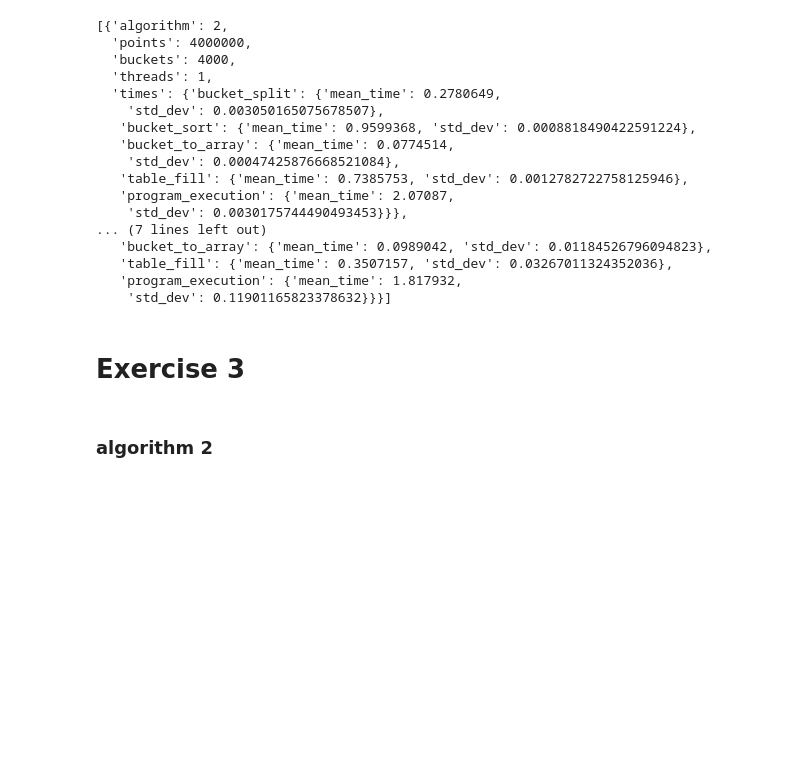
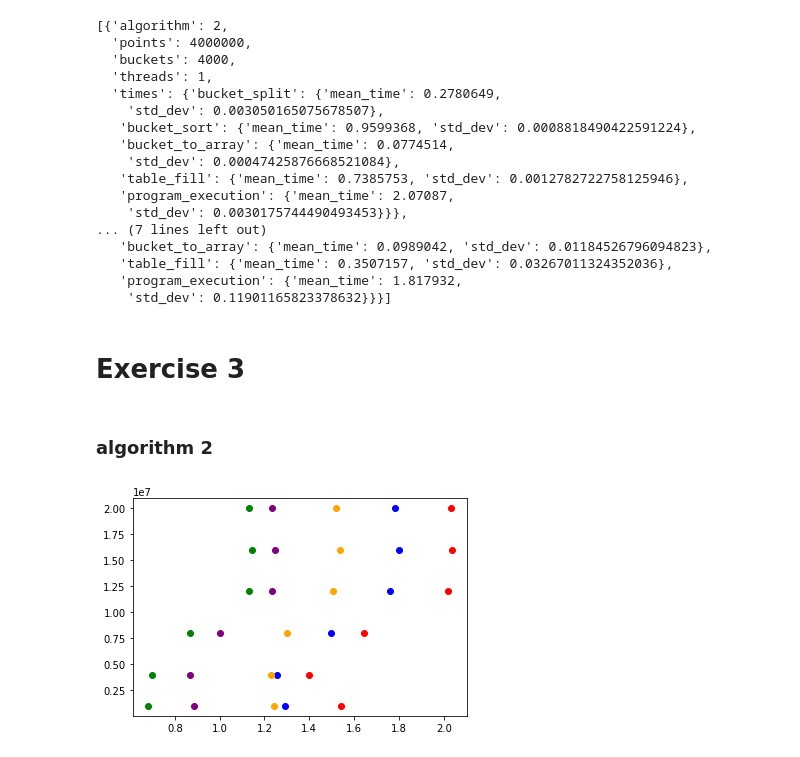
Before and after one commit to Mlokos/ParallelProgramming, a Jupyter notebook: lab7/analysis/gather_logs.ipynb, the cells around one changed output. Saved outputs shown, nothing was run; the diff lists cells and outputs as text; code cells hidden in the pictures; blank space fills up the shorter version.

Commit message:
Add graphs for exercise 3

```diff
--- a/lab7/analysis/gather_logs.ipynb
+++ b/lab7/analysis/gather_logs.ipynb
@@ -274,3 +274,49 @@ for points in point_types:
 # %%
 algorithm_2_point_types = set(map(lambda x: x['points'], algorithm_2_speedup))
 algorithm_2_buckets_types = set(map(lambda x: x['buckets'], algorithm_2_speedup))
+# %%
+algorithm_2_speedup = sorted(algorithm_2_speedup, key=lambda x: x['points'])
+# %%
+bucket_split_2_threads = []
+bucket_split_3_threads = []
+bucket_split_4_threads = []
+bucket_sort_2_threads = []
+bucket_sort_3_threads = []
+bucket_sort_4_threads = []
+bucket_to_array_2_threads = []
+bucket_to_array_3_threads = []
+bucket_to_array_4_threads = []
+table_fill_2_threads = []
+table_fill_3_threads = []
+table_fill_4_threads = []
+program_execution_2_threads = []
+program_execution_3_threads = []
+program_execution_4_threads = []
+# %%
+for elem in algorithm_2_speedup:
+    bucket_split_2_threads.append(elem['threads']['bucket_split']['2'])
+    bucket_split_3_threads.append(elem['threads']['bucket_split']['3'])
+    bucket_split_4_threads.append(elem['threads']['bucket_split']['4'])
+    bucket_sort_2_threads.append(elem['threads']['bucket_sort']['2'])
+    bucket_sort_3_threads.append(elem['threads']['bucket_sort']['3'])
+    bucket_sort_4_threads.append(elem['threads']['bucket_sort']['4'])
+    bucket_to_array_2_threads.append(elem['threads']['bucket_to_array']['2'])
+    bucket_to_array_3_threads.append(elem['threads']['bucket_to_array']['3'])
+    bucket_to_array_4_threads.append(elem['threads']['bucket_to_array']['4'])
+    table_fill_2_threads.append(elem['threads']['table_fill']['2'])
+    table_fill_3_threads.append(elem['threads']['table_fill']['3'])
+    table_fill_4_threads.append(elem['threads']['table_fill']['4'])
+    program_execution_2_threads.append(elem['threads']['program_execution']['2'])
+    program_execution_3_threads.append(elem['threads']['program_execution']['3'])
+    program_execution_4_threads.append(elem['threads']['program_execution']['4'])
+# %%
+y = sorted(list(algorithm_2_point_types))
+# %%
+plt.scatter(bucket_split_2_threads, y, c='green')
+plt.scatter(bucket_sort_2_threads, y, c='red')
+plt.scatter(bucket_to_array_2_threads, y, c='blue')
+plt.scatter(table_fill_2_threads, y, c='orange')
+plt.scatter(program_execution_2_threads, y, c='purple')
+plt.show()
+# %% [output]
+[figure, added]
```
Also changed, not shown: parts of 2 cells of this notebook.
